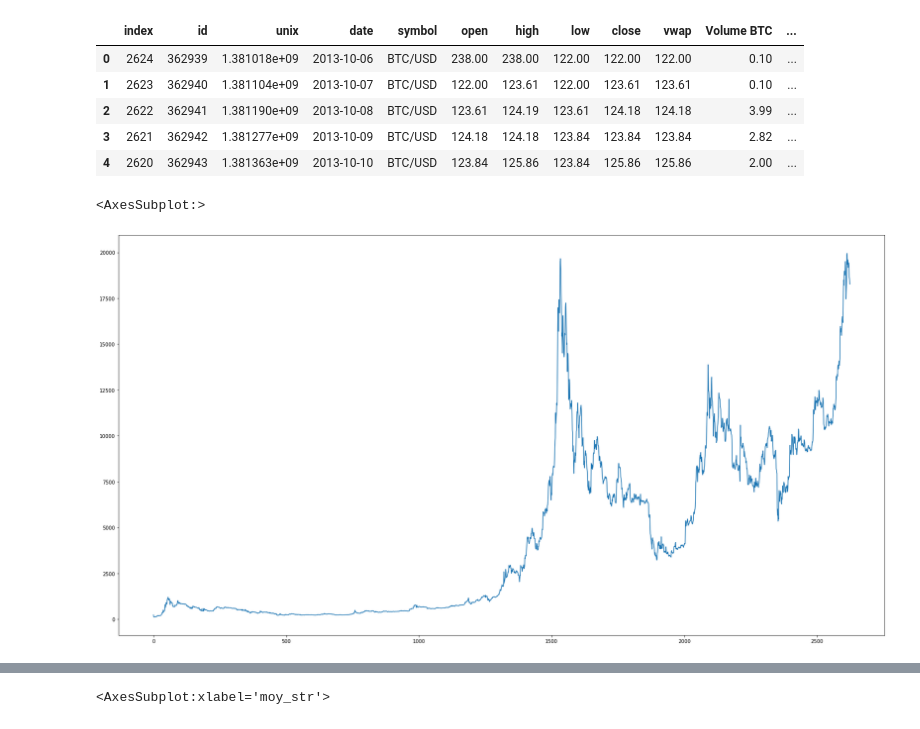
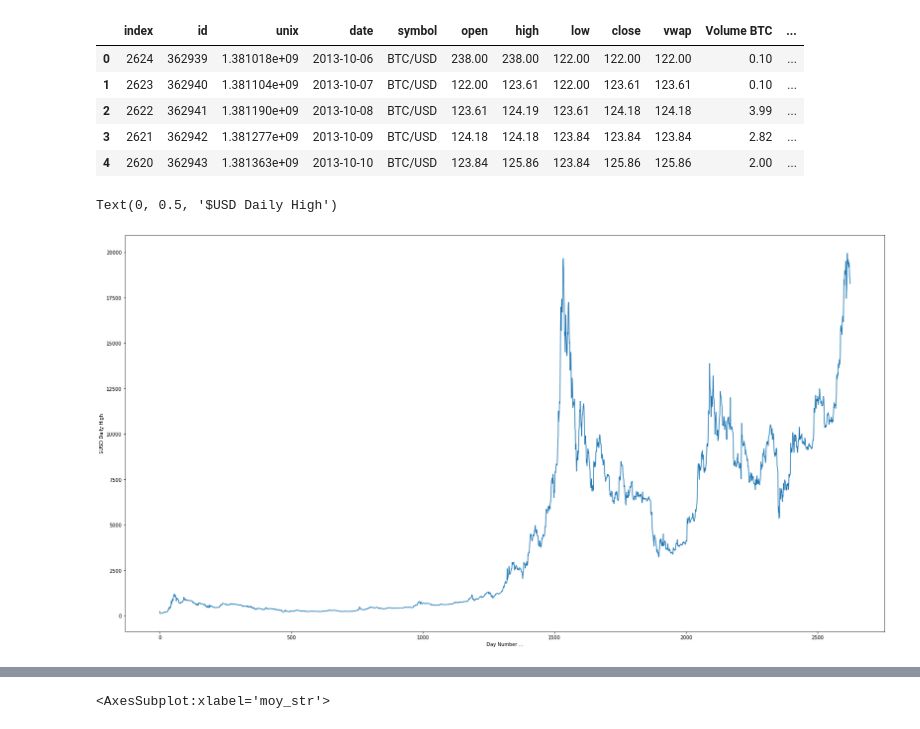
Before and after one commit to AxleMaxGit/python-data-science-projects, a Jupyter notebook: python-crypto-btc-analysis/price.ipynb, the cells around one changed output, grey strips where cells are left out. Saved outputs shown, nothing was run; the diff lists cells and outputs as text; code cells hidden in the pictures.

```diff
--- a/python-crypto-btc-analysis/price.ipynb
+++ b/python-crypto-btc-analysis/price.ipynb
@@ -92,7 +92,9 @@ df.head()
 | 4 | 2620 | 362943 | 1.381363e+09 | 2013-10-10 | BTC/USD | 123.84 | 125.86 | 123.84 | 125.86 | 125.86 | 2.00 | ... |
 # %%
 #Inspect the timeseries of high daily price
-df.high.plot(figsize=(28,15))
+ax = df.high.plot(figsize=(28,15))
+ax.set_xlabel("Day Number ...")
+ax.set_ylabel("$USD Daily High")
 # %% [output]
-<AxesSubplot:>
+Text(0, 0.5, '$USD Daily High')
-[figure, old version]
+[figure, new version]
```
Also changed, not shown: parts of 2 cells of this notebook.
